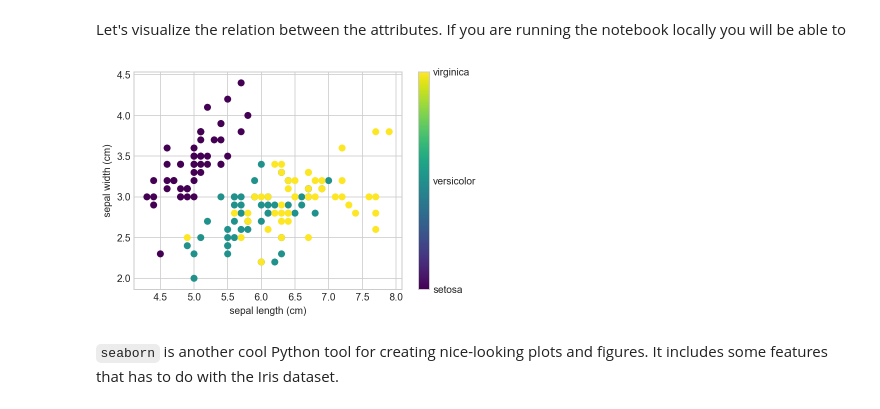
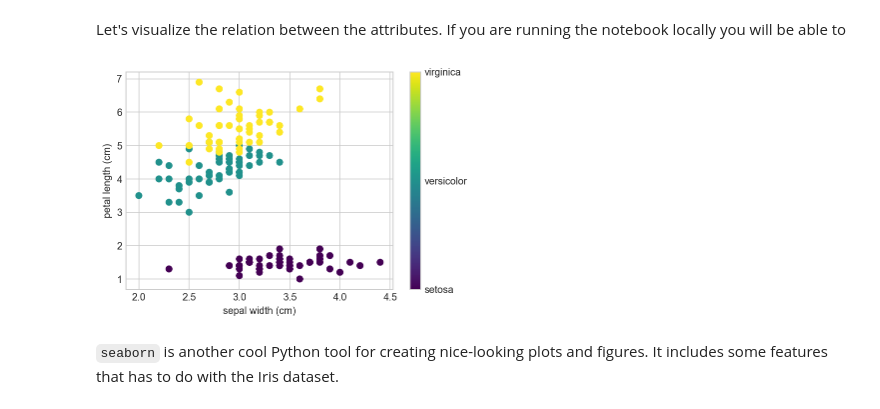
Before and after one commit to MSDandrea/trabalho-iris-flowers, a Jupyter notebook: Recognizing Iris flowers.ipynb, the cells around one changed output. Saved outputs shown, nothing was run; the diff lists cells and outputs as text; code cells hidden in the pictures.

Commit message:
Start visualizations and benchmarks

```diff
--- a/Recognizing Iris flowers.ipynb
+++ b/Recognizing Iris flowers.ipynb
@@ -133,22 +133,22 @@ Let's visualize the relation between the attributes. If you are running the note
 from ipywidgets import interact, interactive, fixed
 import ipywidgets as widgets
 # %%
-@interact(x_feature_index=(0, 3), y_feature_index=(0, 3))
-def plot_iris_scatter(x_feature_index=0, y_feature_index=1):
+@interact(x_feature_index=(0, 2), y_feature_index=(1, 3))
+def plot_iris_scatter(x_feature_index, y_feature_index):
     # this formatter will label the colorbar with the correct target names
     formatter = plt.FuncFormatter(
         lambda i, *args: iris_data.target_names[int(i)])
 
     plt.scatter(
         iris_data.data[:, x_feature_index],
         iris_data.data[:, y_feature_index],
         c=iris_data.target,
         cmap=cm.viridis)
     plt.colorbar(ticks=[0, 1, 2], format=formatter)
     plt.xlabel(iris_data.feature_names[x_feature_index])
     plt.ylabel(iris_data.feature_names[y_feature_index])
 # %% [output]
-[figure, old version]
+[figure, new version]
 # %% [markdown]
 `seaborn` is another cool Python tool for creating nice-looking plots and figures. It includes some features that has to do with the Iris dataset.
 # %%
```
Also changed, not shown: parts of 7 cells of this notebook.
